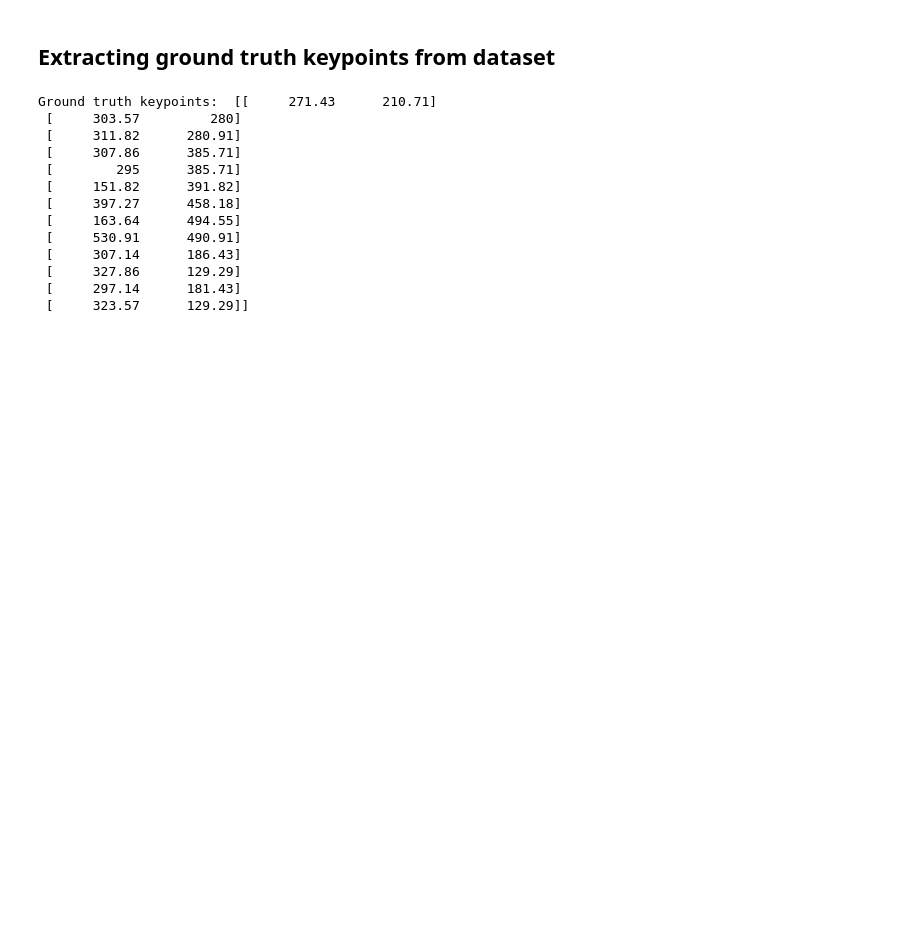
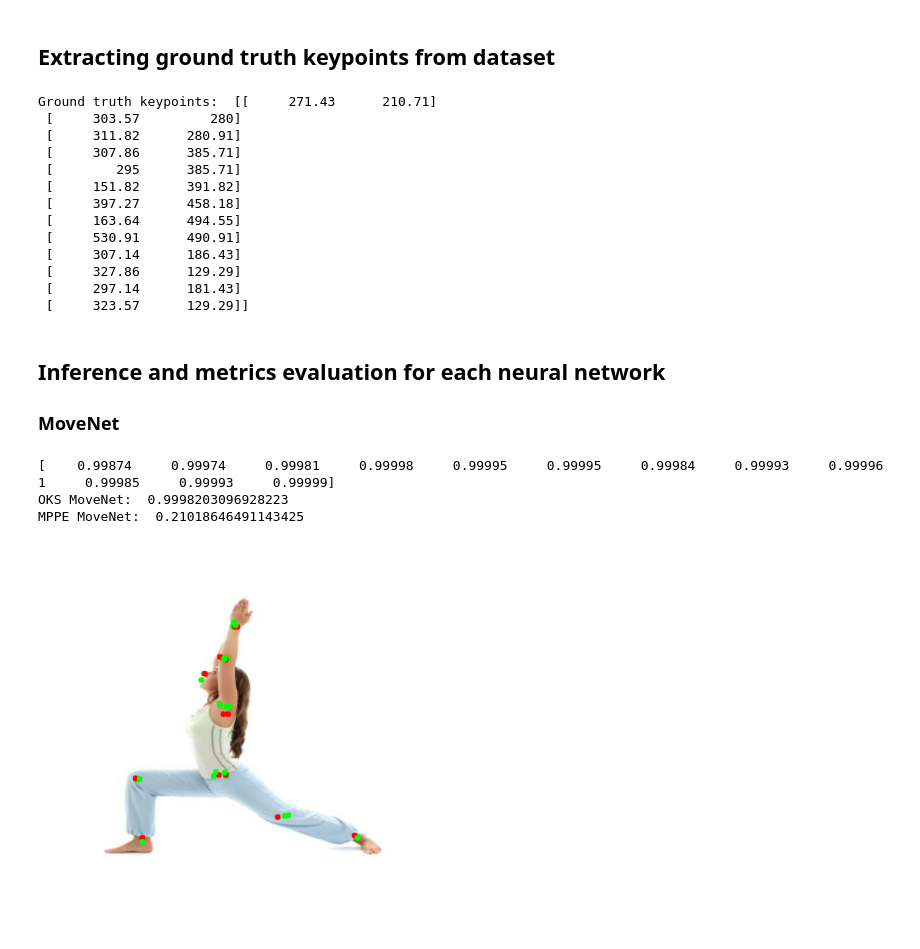
Before and after one commit to arthurhn/HPE_models, a Jupyter notebook: HPE_study.ipynb, the cells around one changed output. Saved outputs shown, nothing was run; the diff lists cells and outputs as text; code cells hidden in the pictures; blank space fills up the shorter version.

Commit message:
OKS and MPPE values make total sense now, keypoints have been sorted based on the dataset

```diff
--- a/HPE_study.ipynb
+++ b/HPE_study.ipynb
@@ -186,6 +232,7 @@ def movenet(input_image):
     return keypoints_with_scores
 
 
+
 # Resize and pad the image to keep the aspect ratio and fit the expected size.
 input_image = tf.expand_dims(image, axis=0)
 input_image = tf.image.resize_with_pad(input_image, input_size, input_size)
@@ -193,15 +240,20 @@ input_image = tf.image.resize_with_pad(input_image, input_size, input_size)
 # Run model inference.
 keypoints_with_scores = movenet(input_image)
 
+#print("Keypoints with scores: ", keypoints_with_scores)
+
 
 #---------------------------------Predicted Keypoints---------------------------------
 
 predicted_kpts = []   #normalized
 
-selected_indices = [0,5,6,7,8,9,10,11,12,13,14,15,16]
+coco_indices = [0, 6, 5, 11, 12, 14, 13, 16, 15, 7, 9, 8, 10]   #order of keypoints presented in the dataset, check keypoint dictionary to verify which joint is which
+
 #Filter the keypoints to only include the ones we want
-for i in selected_indices:
+for i in coco_indices:
     predicted_kpts.append(keypoints_with_scores[0][0][i])
+
+print("Predicted keypoints: ", predicted_kpts)
 
 # Convert normalized coordinates to image pixel coordinates
 pred_kpts = []
@@ -211,4 +263,6 @@ for kp in predicted_kpts:
     pred_kpts.append([y, x])
 
 print("Predicted keypoints: ", pred_kpts)
+
+pred_movenet = pred_kpts
 # %% [output]
@@ -291,7 +334,7 @@ W0000 00:00:1728399400.516666    8573 inference_feedback_manager.cc:114] Feedbac
 ### YOLOv8
 # %%
 # Load a pretrained YOLO model (recommended for training)
-model = YOLO('yolov8n-pose.pt')
+model = YOLO('yolov8m-pose.pt')
 
 # Perform object detection on an image using the model
 results = model(image_path)
@@ -301,7 +344,7 @@ results = model(image_path)
 # 0: Nose, 5: Left Shoulder, 6: Right Shoulder, 11: Left Hip, 12: Right Hip,
 # 13: Left Knee, 14: Right Knee, 15: Left Ankle, 16: Right Ankle, 7: Left Elbow, 8: Right Elbow,
 # 9: Left Wrist, 10: Right Wrist
-selected_indices = [0, 5, 6, 11, 12, 13, 14, 15, 16, 7, 8, 9, 10]
+selected_indices = [0, 6, 5, 11, 12, 14, 13, 16, 15, 7, 9, 8, 10]       #order of keypoints presented in the dataset
 
 
 # ----------------------------------Predicted keypoints----------------------------------------------
@@ -322,4 +365,6 @@ for i in selected_indices:
     pred_kpts.append(denormalized_kps[i])
 
 print("Predicted keypoints: ", pred_kpts)
+
+pred_yolo = pred_kpts
 # %% [output]
@@ -364,3 +408,30 @@ Ground truth keypoints:  [[     271.43      210.71]
  [     327.86      129.29]
  [     297.14      181.43]
  [     323.57      129.29]]
+# %% [markdown]
+## Inference and metrics evaluation for each neural network
+
+### MoveNet
+# %%
+print("OKS MoveNet: ", calculate_oks(gt_kpts, pred_movenet, 640*640*0.53, coco_indices))
+print("MPPE MoveNet: ", calculate_mppe(gt_kpts, pred_movenet))
+
+image_mp = image_rgb.copy()
+image_yolo = image_rgb.copy()
+
+# Draw ground truth keypoints on the image
+for x, y in gt_kpts:
+    cv2.circle(image, (int(x), int(y)), 5, (255, 0, 0), -1)  # Red circles for ground truth keypoints
+
+for x,y in pred_movenet:
+    cv2.circle(image, (int(x), int(y)), 5, (0, 255, 0), -1)  # Green circles for predicted keypoints
+
+# Display the image with keypoints
+plt.imshow(image)
+plt.axis('off')
+plt.show()
+# %% [output]
+[    0.99874     0.99974     0.99981     0.99998     0.99995     0.99995     0.99984     0.99993     0.99996           1     0.99985     0.99993     0.99999]
+OKS MoveNet:  0.9998203096928223
+MPPE MoveNet:  0.21018646491143425
+[figure, added]
```
Also changed, not shown: parts of 10 cells of this notebook.
